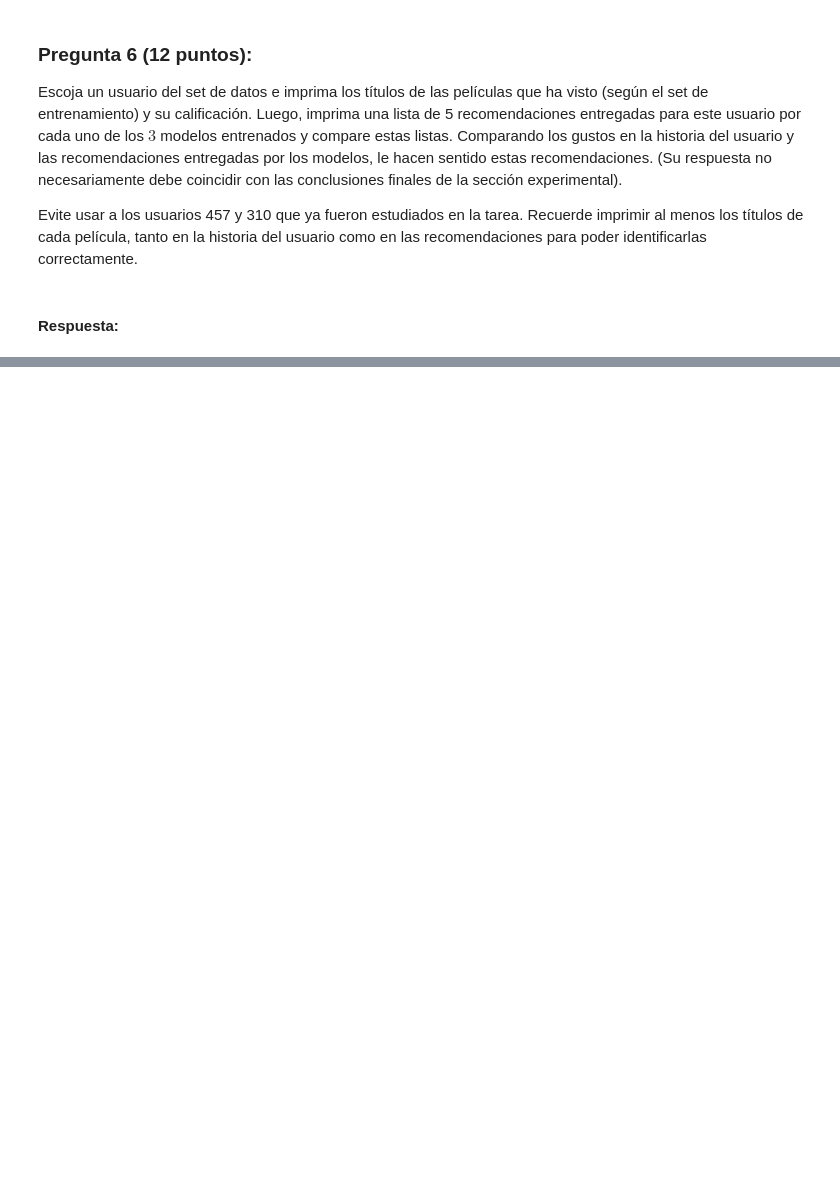
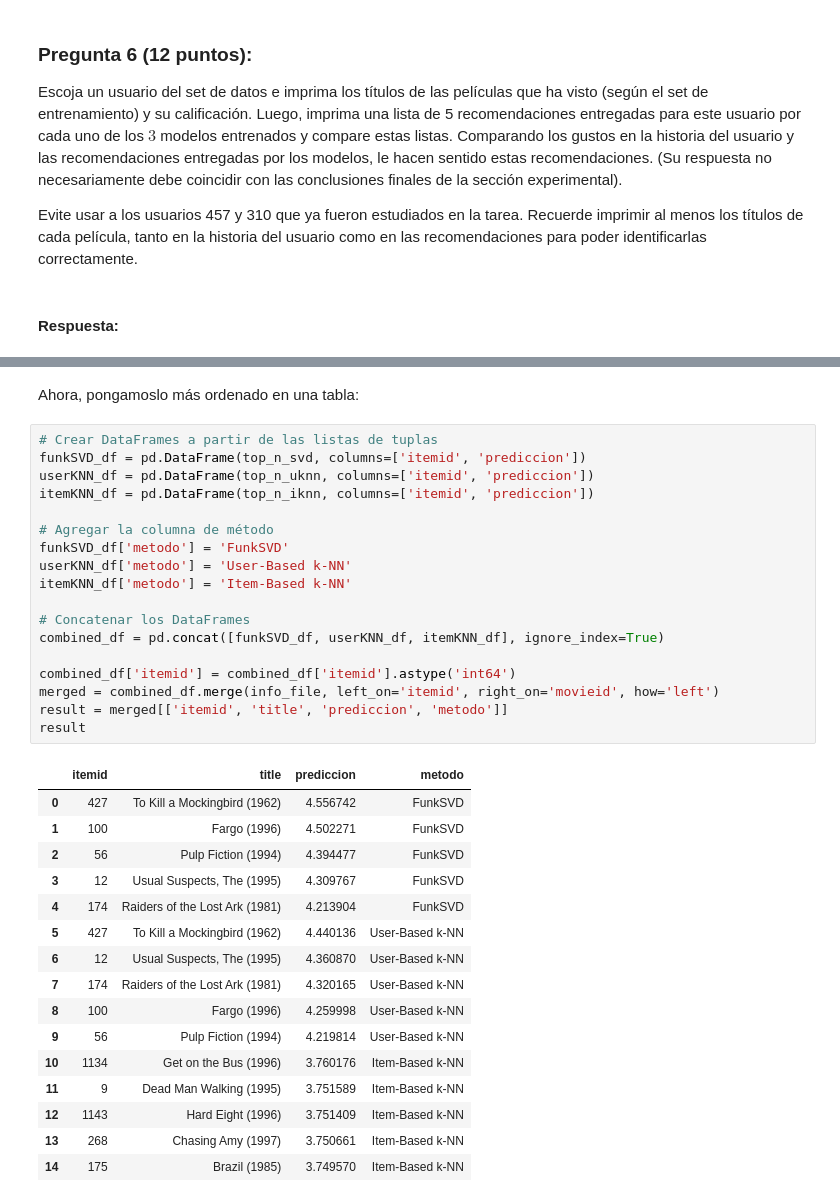
Before and after one commit to judbejaranota7/Universidad, a Jupyter notebook: Bimestre6/Sistemas_recomendadores/Tarea_1_Sis_recomendadores.ipynb, the cells around one changed output, grey strips where cells are left out. Saved outputs shown, nothing was run; the diff lists cells and outputs as text; blank space fills up the shorter version.

```diff
--- a/Bimestre6/Sistemas_recomendadores/Tarea_1_Sis_recomendadores.ipynb
+++ b/Bimestre6/Sistemas_recomendadores/Tarea_1_Sis_recomendadores.ipynb
@@ -335,0 +717,37 @@ Evite usar a los usuarios 457 y 310 que ya fueron estudiados en la tarea. Recuer
+# %% [markdown]
+Ahora, pongamoslo más ordenado en una tabla:
+# %%
+# Crear DataFrames a partir de las listas de tuplas
+funkSVD_df = pd.DataFrame(top_n_svd, columns=['itemid', 'prediccion'])
+userKNN_df = pd.DataFrame(top_n_uknn, columns=['itemid', 'prediccion'])
+itemKNN_df = pd.DataFrame(top_n_iknn, columns=['itemid', 'prediccion'])
+
+# Agregar la columna de método
+funkSVD_df['metodo'] = 'FunkSVD'
+userKNN_df['metodo'] = 'User-Based k-NN'
+itemKNN_df['metodo'] = 'Item-Based k-NN'
+
+# Concatenar los DataFrames
+combined_df = pd.concat([funkSVD_df, userKNN_df, itemKNN_df], ignore_index=True)
+
+combined_df['itemid'] = combined_df['itemid'].astype('int64')
+merged = combined_df.merge(info_file, left_on='itemid', right_on='movieid', how='left')
+result = merged[['itemid', 'title', 'prediccion', 'metodo']]
+result
+# %% [output]
+|  | itemid | title | prediccion | metodo |
+| 0 | 427 | To Kill a Mockingbird (1962) | 4.556742 | FunkSVD |
+| 1 | 100 | Fargo (1996) | 4.502271 | FunkSVD |
+| 2 | 56 | Pulp Fiction (1994) | 4.394477 | FunkSVD |
+| 3 | 12 | Usual Suspects, The (1995) | 4.309767 | FunkSVD |
+| 4 | 174 | Raiders of the Lost Ark (1981) | 4.213904 | FunkSVD |
+| 5 | 427 | To Kill a Mockingbird (1962) | 4.440136 | User-Based k-NN |
+| 6 | 12 | Usual Suspects, The (1995) | 4.360870 | User-Based k-NN |
+| 7 | 174 | Raiders of the Lost Ark (1981) | 4.320165 | User-Based k-NN |
+| 8 | 100 | Fargo (1996) | 4.259998 | User-Based k-NN |
+| 9 | 56 | Pulp Fiction (1994) | 4.219814 | User-Based k-NN |
+| 10 | 1134 | Get on the Bus (1996) | 3.760176 | Item-Based k-NN |
+| 11 | 9 | Dead Man Walking (1995) | 3.751589 | Item-Based k-NN |
+| 12 | 1143 | Hard Eight (1996) | 3.751409 | Item-Based k-NN |
+| 13 | 268 | Chasing Amy (1997) | 3.750661 | Item-Based k-NN |
+| 14 | 175 | Brazil (1985) | 3.749570 | Item-Based k-NN |
```
Also changed, not shown: parts of 48 cells of this notebook, 1 other file.
